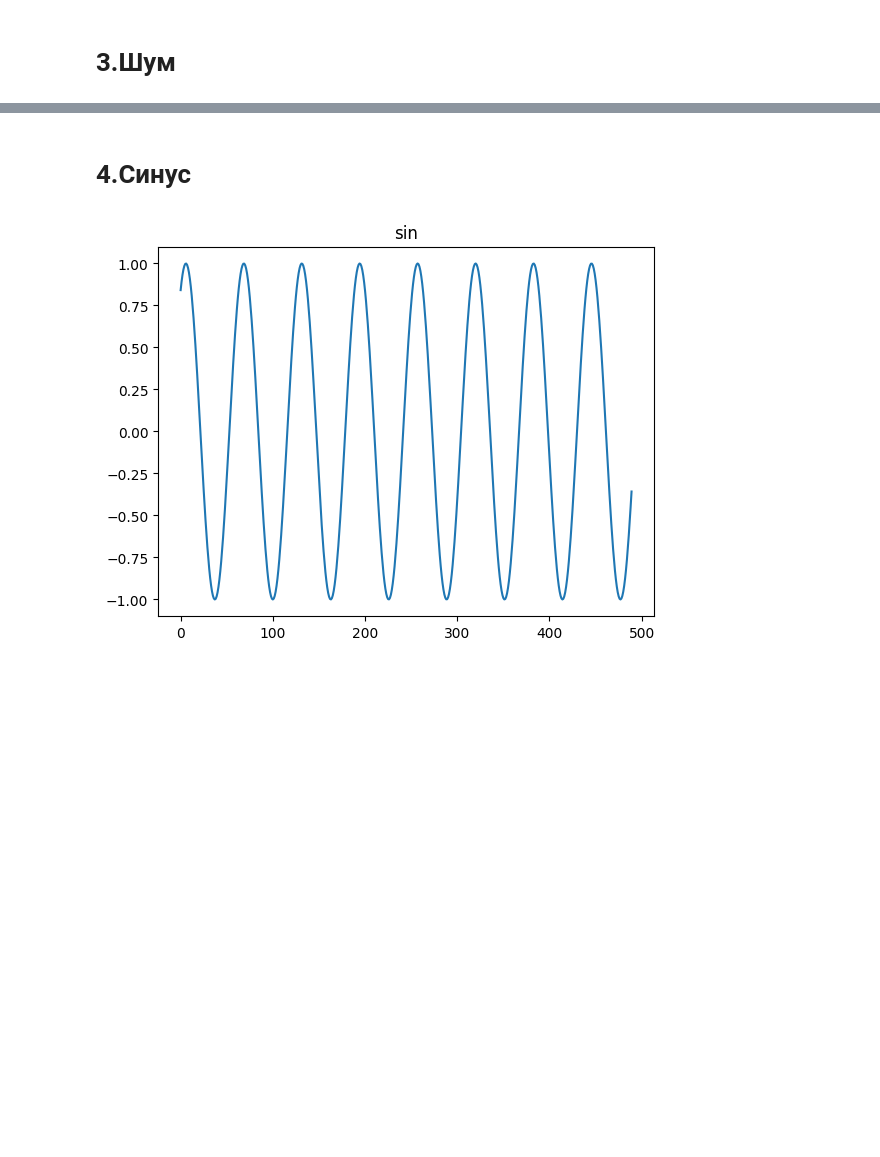
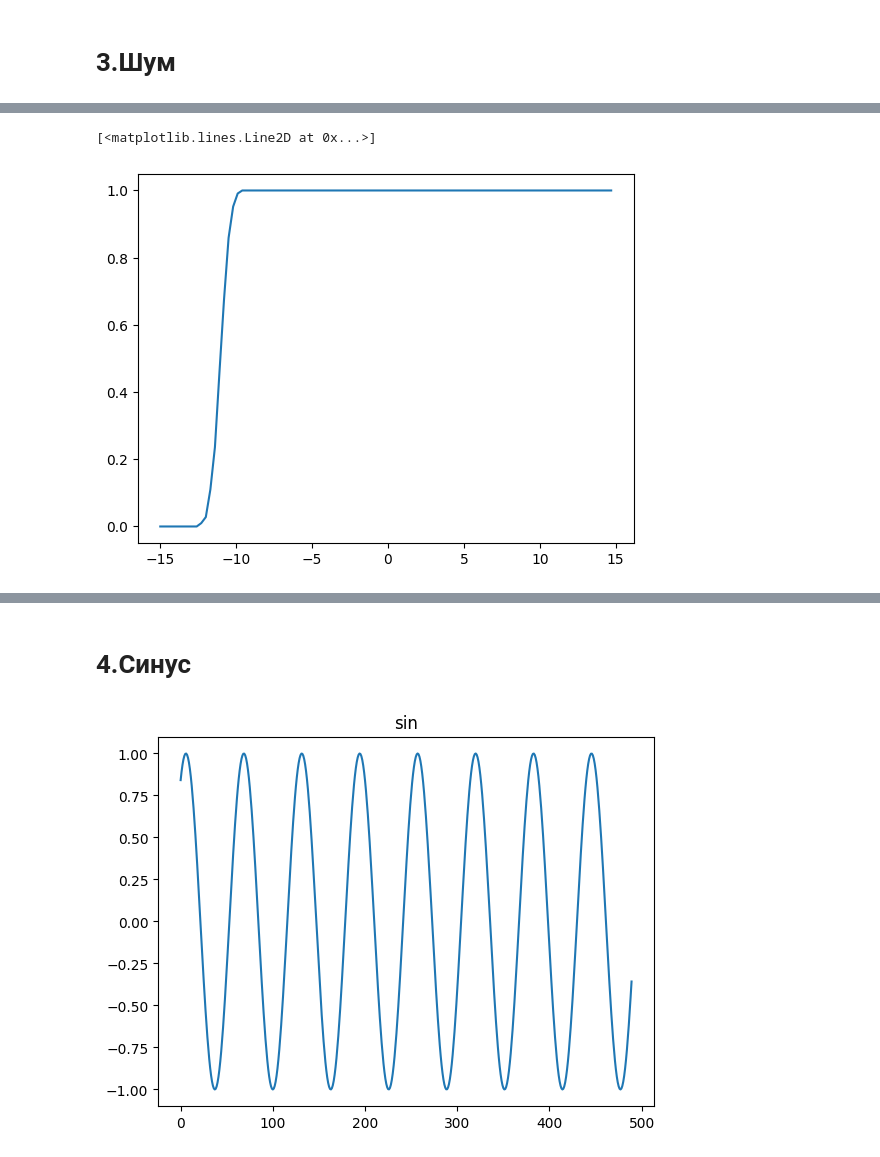
Before and after one commit to Filip-GG/MOTS, a Jupyter notebook: 2/main.ipynb, the cells around one changed output, grey strips where cells are left out. Saved outputs shown, nothing was run; the diff lists cells and outputs as text; code cells hidden in the pictures; blank space fills up the shorter version.

```diff
--- a/2/main.ipynb
+++ b/2/main.ipynb
@@ -112,0 +103,44 @@ fig.show()
+# %%
+def s_generate(data, _len = 1000):
+    data = data-10
+    kof = np.sqrt(2.5)/(10**(data/20))
+    s = np.array(
+        list(
+            map(
+                lambda item:
+                kof*((-1)**(np.random.random() < 0.5))*item,
+                np.random.sample((_len))
+            )
+        )
+    )
+    return s
+# %%
+осш = np.arange(-15, 15, 0.3)
+# %%
+ver = []
+for item in осш:
+    gut = []
+    for i in range(1000):
+        s = s_generate(item)
+        _y = y+s
+        cor = np.convolve(x, _y, "full")
+        data = (cor.argmax())/2
+        if 590 < data and data < 710:
+            gut.append(1)
+            continue
+        gut.append(0)
+        """
+        fig = plt.figure()
+        get_len(_y, fig, 211, str(item))
+        if item > 0:
+            get_len(cor, fig, 212, '', True)
+        else:
+            get_len(cor, fig, 212, '')
+        fig.show()
+        break"""
+    ver.append(sum(gut)/len(gut))
+# %%
+plt.plot(осш, ver)
+# %% [output]
+[<matplotlib.lines.Line2D at 0x...>]
+[figure, added]
```
Also changed, not shown: parts of 35 cells of this notebook.
